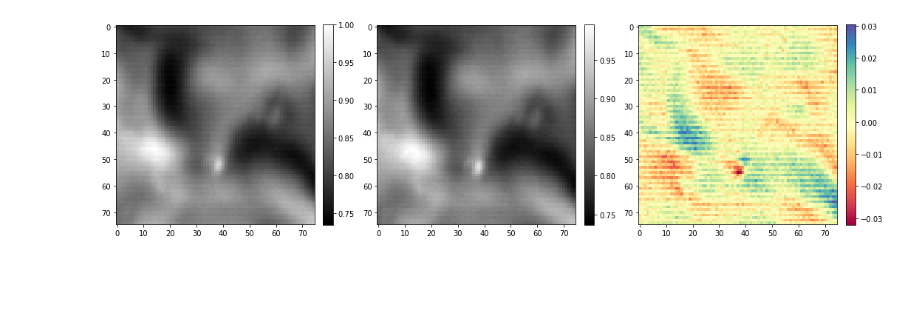
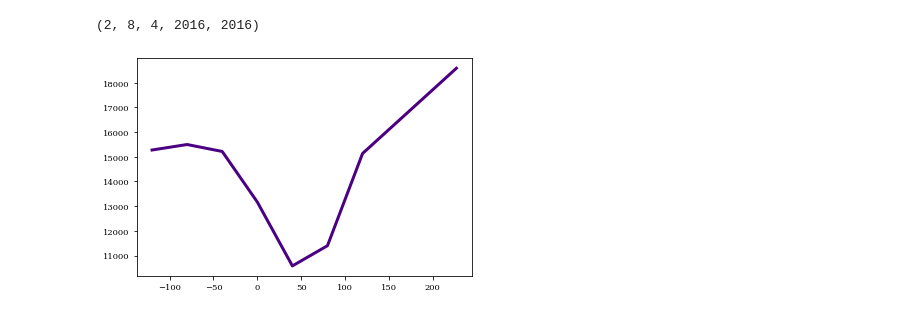
Before and after one commit to PabloSGN/TuMags_Reduction_Pipeline, a Jupyter notebook: Analysis/Minimum_success.ipynb, the cells around one changed output. Drawn from its saved outputs; the diff is of its cells as text; code cells hidden in the pictures; blank space fills up the shorter version.

```diff
--- a/Analysis/Minimum_success.ipynb
+++ b/Analysis/Minimum_success.ipynb
@@ -150,17 +29,0 @@ plt.colorbar(im, fraction=0.046, pad=0.04)
-# %%
-fig, axs = plt.subplots(1, 3, figsize = (15, 5))
-
-cds_check_x = [950 + 125, 1150]
-cds_check_y = [200, 400 - 125]
-
-im = axs[0].imshow(corrected[0, -1, 0, cds_check_x[0]:cds_check_x[1], cds_check_y[0]:cds_check_y[1]]   / np.max(corrected[0, -1,0, cds_check_x[0]:cds_check_x[1], cds_check_y[0]:cds_check_y[1]]), cmap = "gray")
-plt.colorbar(im, fraction=0.046, pad=0.04)
-im = axs[1].imshow(corrected[1, -1,0, cds_check_x[0]:cds_check_x[1], cds_check_y[0]:cds_check_y[1]]/ np.max(corrected[0, -1,0, cds_check_x[0]:cds_check_x[1], cds_check_y[0]:cds_check_y[1]]), cmap = "gray")
-plt.colorbar(im, fraction=0.046, pad=0.04)
-im = axs[2].imshow(corrected[0, -1,0, cds_check_x[0]:cds_check_x[1], cds_check_y[0]:cds_check_y[1]] / np.max(corrected[0, -1,0, cds_check_x[0]:cds_check_x[1], cds_check_y[0]:cds_check_y[1]]) -\
-                   corrected[1, -1,0, cds_check_x[0]:cds_check_x[1], cds_check_y[0]:cds_check_y[1]] / np.max(corrected[1, -1,0, cds_check_x[0]:cds_check_x[1], cds_check_y[0]:cds_check_y[1]]), cmap = "Spectral")
-plt.colorbar(im, fraction=0.046, pad=0.04)
-
-plt.tight_layout()
-# %% [output]
-[figure, removed]
@@ -167 +33,12 @@ plt.tight_layout()
+# %%
+np.shape(data)
+# %% [output]
+(2, 8, 4, 2016, 2016)
+# %%
+plt.plot(cf.om_config["2.02"]["lambda_array"], np.mean(data[0, :, 0], axis = (1, 2)), c = 'indigo', lw = 3)
+
+
+info = cf.om_config["2.02"]
+# %% [output]
+[figure, added]
 # %%
```
Also changed, not shown: parts of 20 cells of this notebook, 5 other files.
